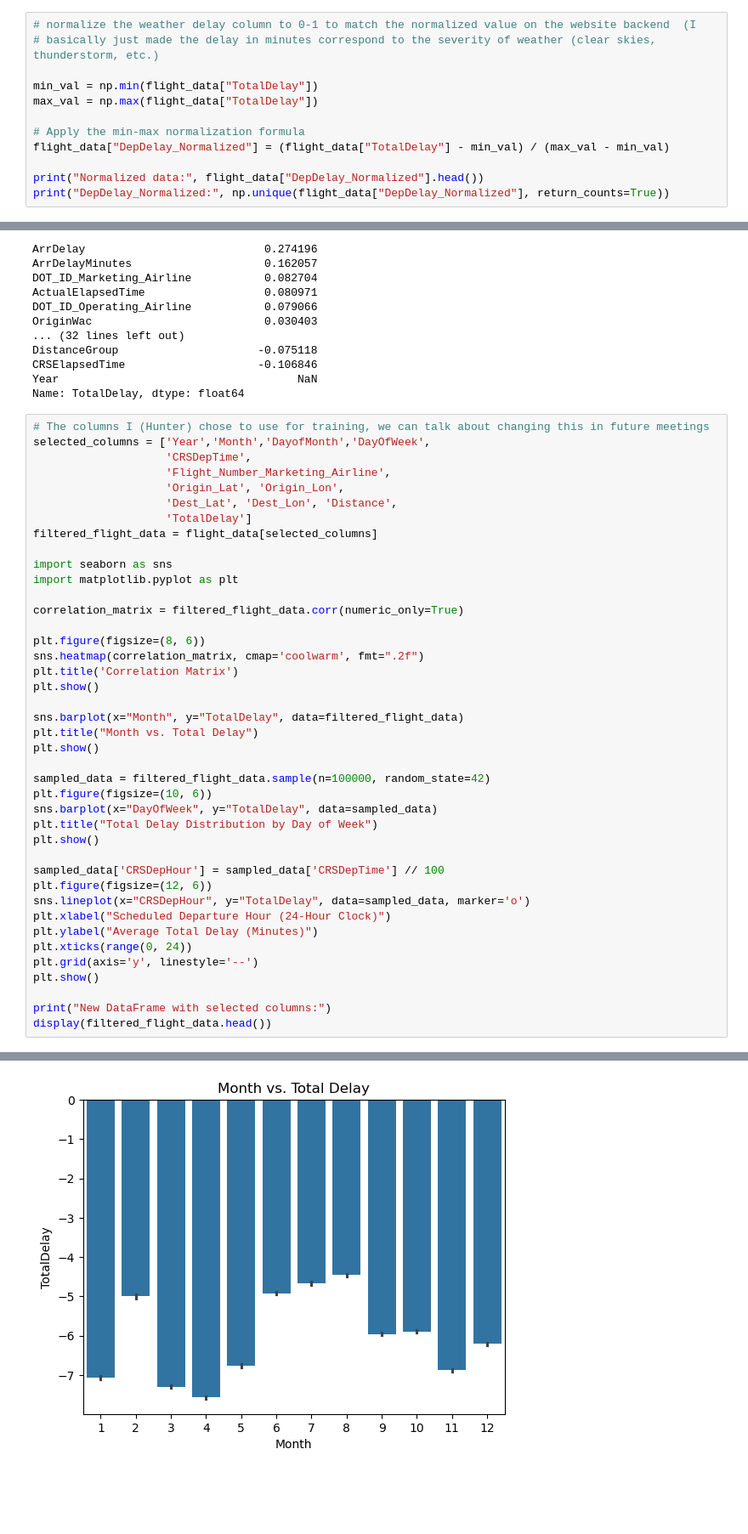
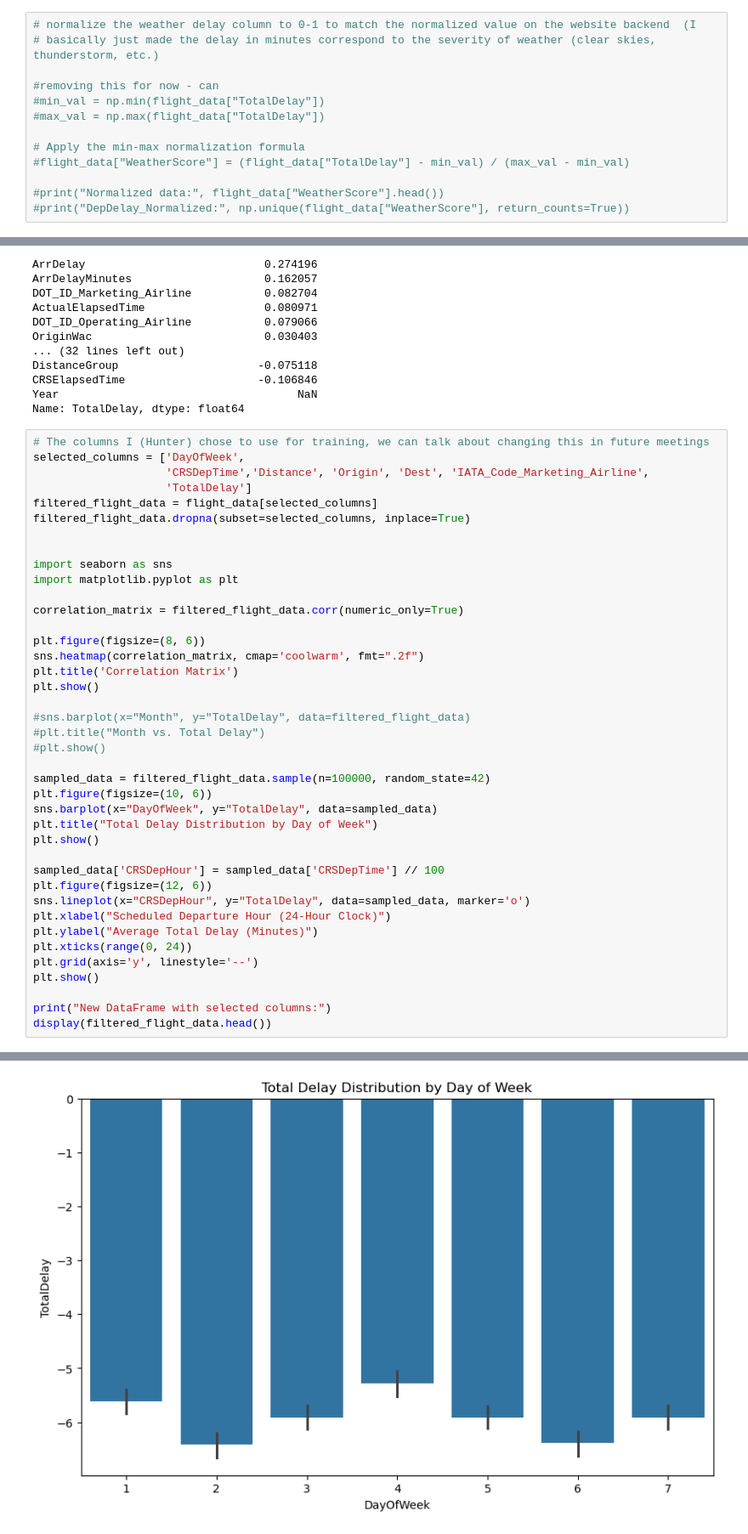
Before and after one commit to roco9/DS3010-Group8, a Jupyter notebook: FlightTimePrediction.ipynb, the cells around one changed output, grey strips where cells are left out. Shown: that part at 85% size. Cells and saved outputs as stored; diff of their text form; blank space fills up the shorter version.

```diff
--- a/FlightTimePrediction.ipynb
+++ b/FlightTimePrediction.ipynb
@@ -116,11 +116,12 @@ Name: TotalDelay, dtype: float64
 # normalize the weather delay column to 0-1 to match the normalized value on the website backend  (I
 # basically just made the delay in minutes correspond to the severity of weather (clear skies, thunderstorm, etc.)
 
-min_val = np.min(flight_data["TotalDelay"])
-max_val = np.max(flight_data["TotalDelay"])
+#removing this for now - can
+#min_val = np.min(flight_data["TotalDelay"])
+#max_val = np.max(flight_data["TotalDelay"])
 
 # Apply the min-max normalization formula
-flight_data["DepDelay_Normalized"] = (flight_data["TotalDelay"] - min_val) / (max_val - min_val)
+#flight_data["WeatherScore"] = (flight_data["TotalDelay"] - min_val) / (max_val - min_val)
 
-print("Normalized data:", flight_data["DepDelay_Normalized"].head())
-print("DepDelay_Normalized:", np.unique(flight_data["DepDelay_Normalized"], return_counts=True))
+#print("Normalized data:", flight_data["WeatherScore"].head())
+#print("DepDelay_Normalized:", np.unique(flight_data["WeatherScore"], return_counts=True))
@@ -173,13 +156,12 @@ Year                                    NaN
 Name: TotalDelay, dtype: float64
 # %%
 # The columns I (Hunter) chose to use for training, we can talk about changing this in future meetings
-selected_columns = ['Year','Month','DayofMonth','DayOfWeek',
-                    'CRSDepTime',
-                    'Flight_Number_Marketing_Airline',
-                    'Origin_Lat', 'Origin_Lon',
-                    'Dest_Lat', 'Dest_Lon', 'Distance',
+selected_columns = ['DayOfWeek',
+                    'CRSDepTime','Distance', 'Origin', 'Dest', 'IATA_Code_Marketing_Airline',
                     'TotalDelay']
 filtered_flight_data = flight_data[selected_columns]
+filtered_flight_data.dropna(subset=selected_columns, inplace=True)
+
 
 import seaborn as sns
 import matplotlib.pyplot as plt
@@ -191,9 +173,9 @@ sns.heatmap(correlation_matrix, cmap='coolwarm', fmt=".2f")
 plt.title('Correlation Matrix')
 plt.show()
 
-sns.barplot(x="Month", y="TotalDelay", data=filtered_flight_data)
-plt.title("Month vs. Total Delay")
-plt.show()
+#sns.barplot(x="Month", y="TotalDelay", data=filtered_flight_data)
+#plt.title("Month vs. Total Delay")
+#plt.show()
 
 sampled_data = filtered_flight_data.sample(n=100000, random_state=42)
 plt.figure(figsize=(10, 6))
@@ -217 +203 @@ display(filtered_flight_data.head())
-[figure, old version]
+[figure, new version]
```
Also changed, not shown: parts of 8 cells of this notebook.
